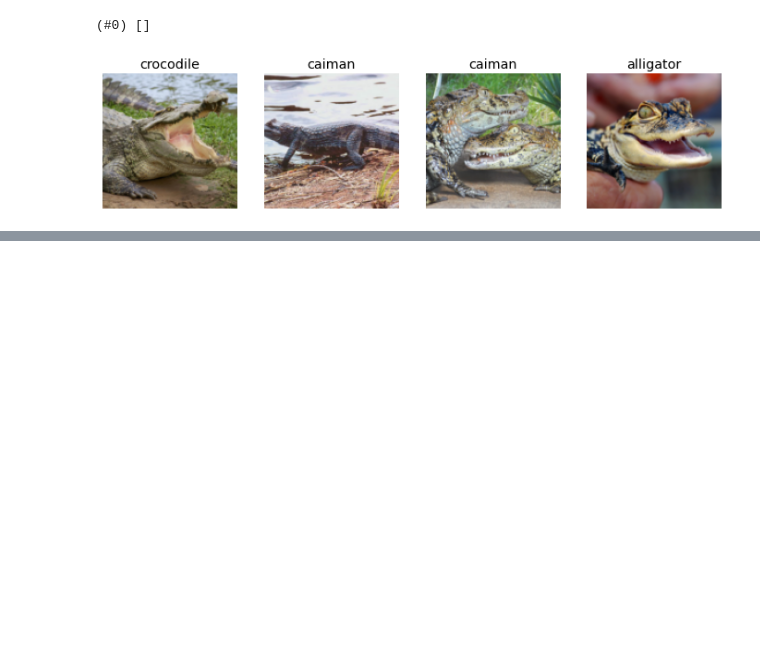
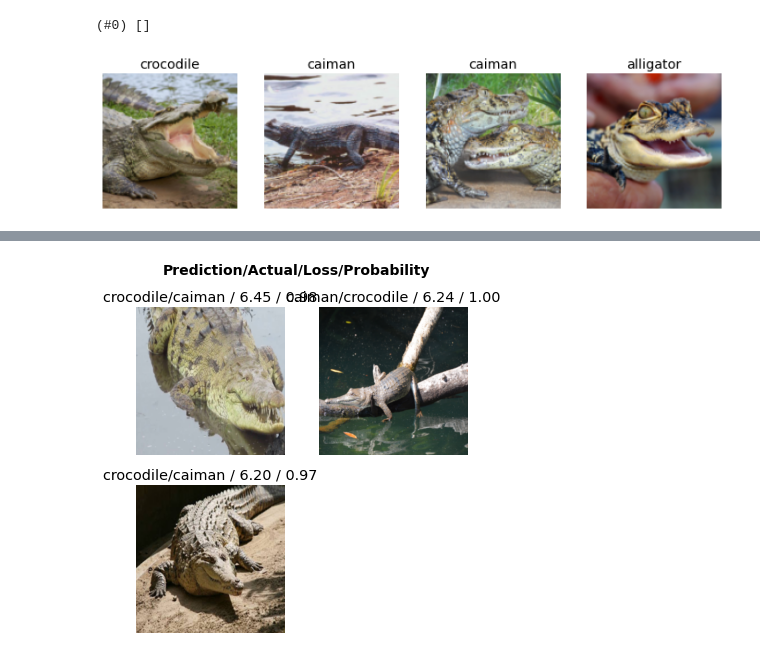
Before and after one commit to leejaeka/Croc-Alligator-Caiman-Detector, a Jupyter notebook: Croc, Alligator, Caiman Detector.ipynb, the cells around one changed output, grey strips where cells are left out. Saved outputs shown, nothing was run; the diff lists cells and outputs as text; code cells hidden in the pictures; blank space fills up the shorter version.

```diff
--- a/Croc, Alligator, Caiman Detector.ipynb
+++ b/Croc, Alligator, Caiman Detector.ipynb
@@ -81,0 +90,4 @@ interp.plot_confusion_matrix()
+# %%
+interp.plot_top_losses(3,nrows=2)
+# %% [output]
+[figure, added]
```
Also changed, not shown: parts of 13 cells of this notebook, 6 other files.
